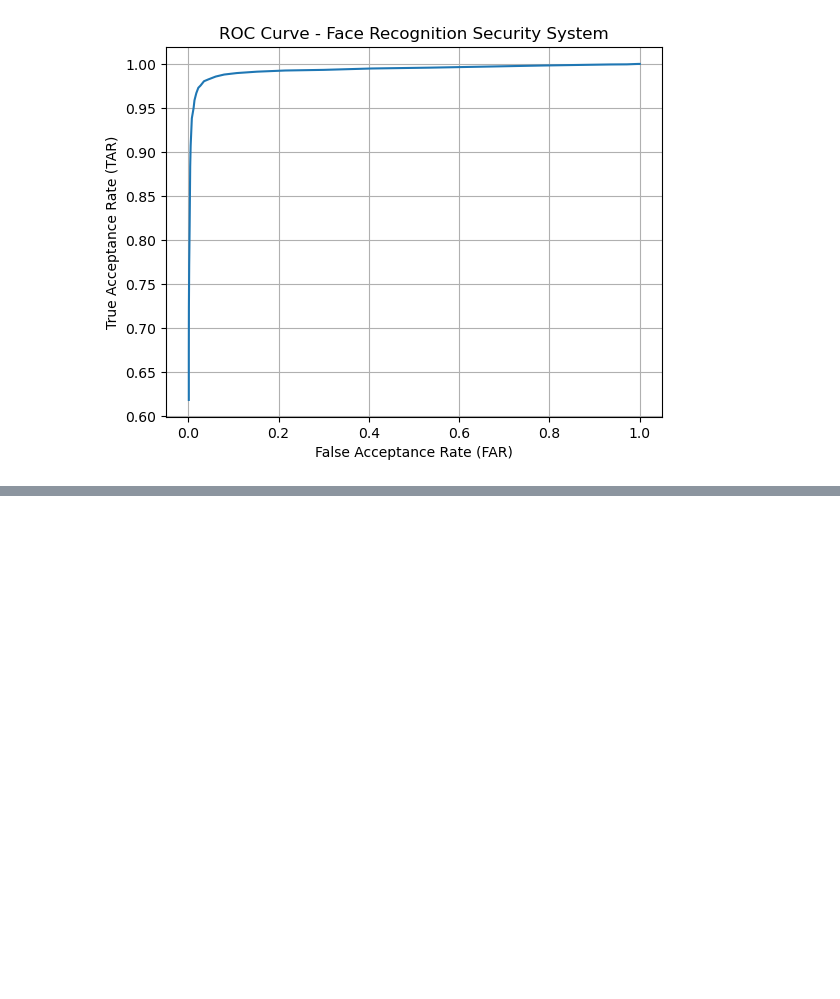
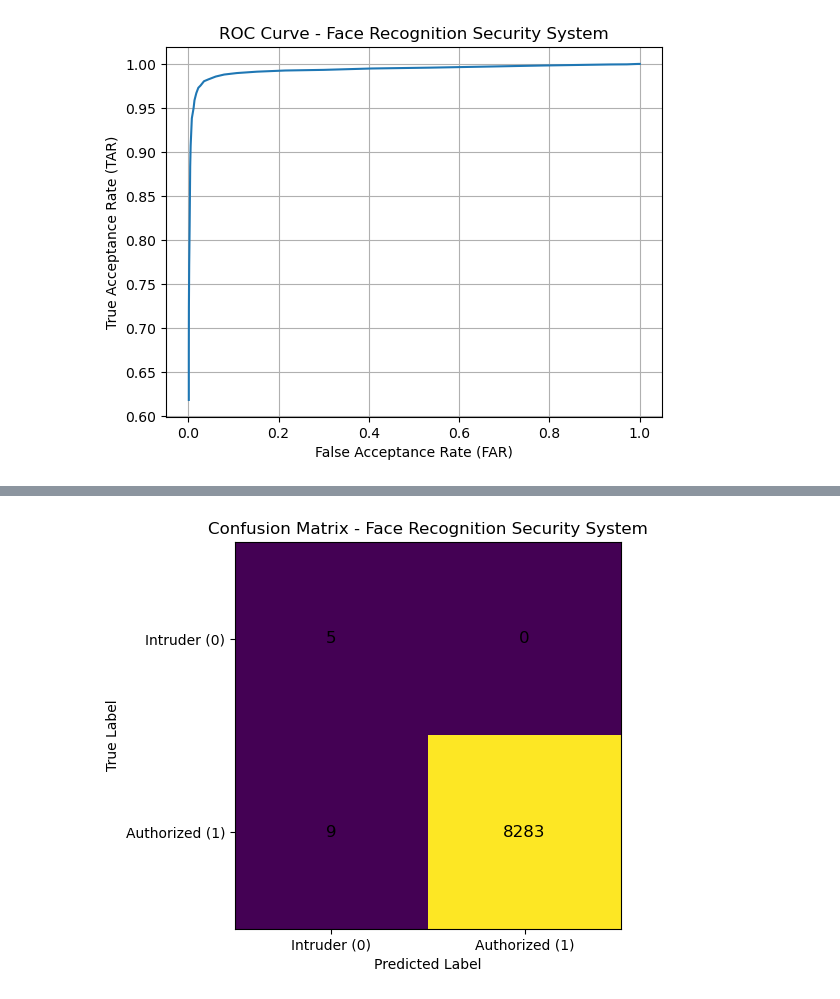
Before and after one commit to SALabz/SecurityFaceDetection, a Jupyter notebook: transfer_learning.ipynb, the cells around one changed output, grey strips where cells are left out. Cells and saved outputs as stored; diff of their text form; code cells hidden in the pictures; blank space fills up the shorter version.

Commit message:
better looking confusion matrix

```diff
--- a/transfer_learning.ipynb
+++ b/transfer_learning.ipynb
@@ -893,0 +918,26 @@ def test_single_image(img_path, threshold=best_threshold):
+# %%
+import numpy as np
+import matplotlib.pyplot as plt
+
+cm = np.array([[5, 0],
+               [9, 8283]])
+
+class_names = ["Intruder (0)", "Authorized (1)"]
+
+plt.figure()
+plt.imshow(cm)
+plt.title("Confusion Matrix - Face Recognition Security System")
+plt.xlabel("Predicted Label")
+plt.ylabel("True Label")
+plt.xticks([0, 1], class_names)
+plt.yticks([0, 1], class_names)
+
+# Add values inside boxes
+for i in range(2):
+    for j in range(2):
+        plt.text(j, i, cm[i, j], ha="center", va="center", fontsize=12)
+
+plt.tight_layout()
+plt.show()
+# %% [output]
+[figure, added]
```
Also changed, not shown: parts of 1 cell of this notebook.
